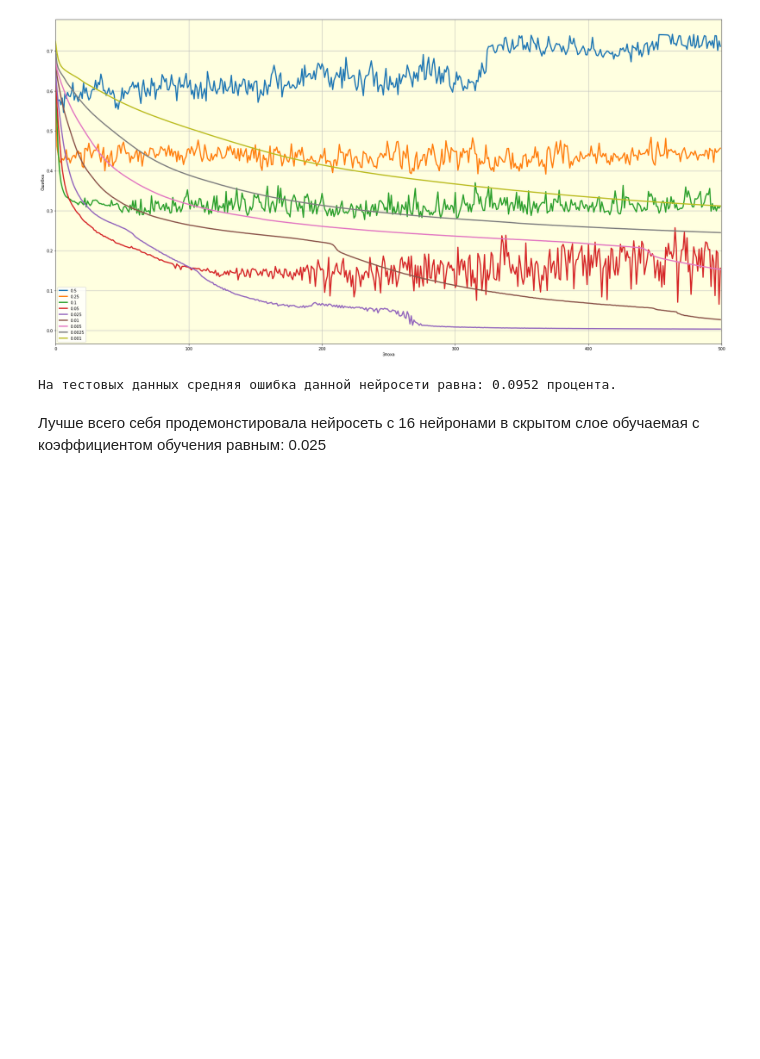
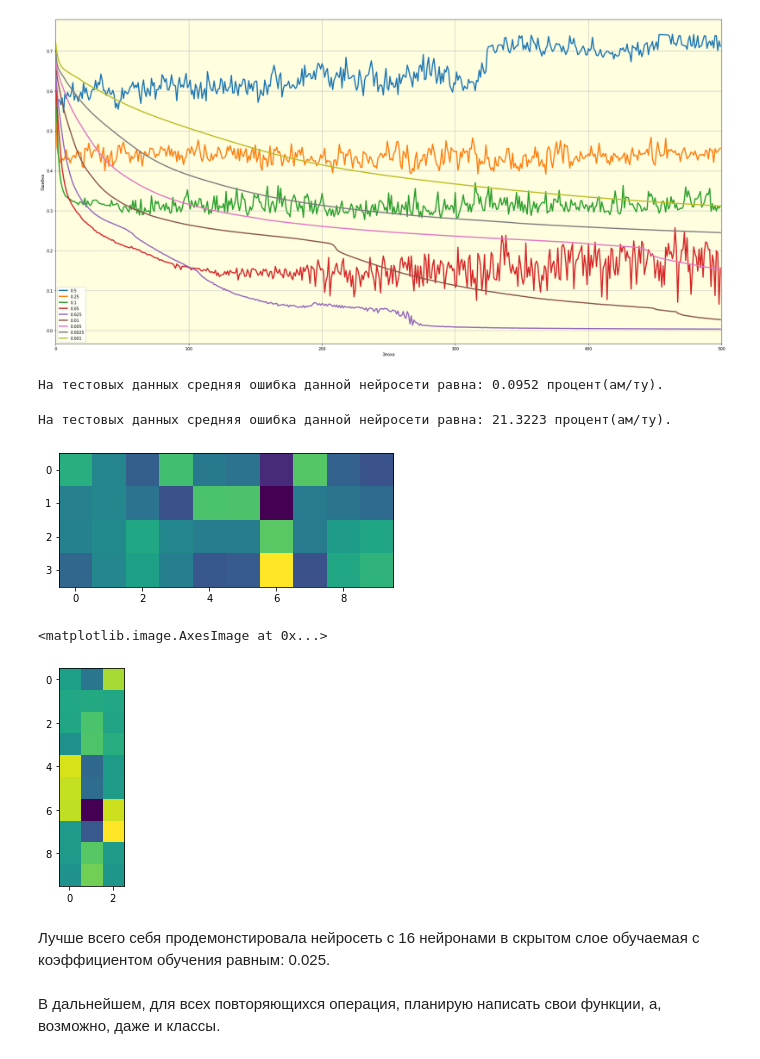
Before and after one commit to 6hAkunAmAtAtA9/Neural_pathway, a Jupyter notebook: 2_Number_sequences.ipynb, the cells around one changed output. Saved outputs shown, nothing was run; the diff lists cells and outputs as text; code cells hidden in the pictures; blank space fills up the shorter version.

```diff
--- a/2_Number_sequences.ipynb
+++ b/2_Number_sequences.ipynb
@@ -96,12 +98,9 @@ def relu(x):
   return (x > 0) * x
 def relu_deriv(output):
   return output > 0
-# %%
-np.random.seed(42)
-hidden_size = 10
-weights_i_h = np.random.random(size=(hidden_size, len(x_train[0]))) - 0.5
-weights_h_o = np.random.random(size=(len(y_test[0]), hidden_size)) - 0.5
 # %%
+weights_i_h, weights_h_o = get_weights()
+
 alpha = 0.001
 iterations = 1000
 total_err = []
@@ -151,12 +150,9 @@ print(f'На тестовых данных средняя ошибка данн
 def softmax(x):
   temp = np.exp(x)
   return temp / np.sum(temp, axis=1, keepdims=True)
-# %%
-np.random.seed(42)
-hidden_size = 10
-weights_i_h = np.random.random(size=(hidden_size, len(x_train[0]))) - 0.5
-weights_h_o = np.random.random(size=(len(y_test[0]), hidden_size)) - 0.5
 # %%
+weights_i_h, weights_h_o = get_weights()
+
 alpha = 0.001
 iterations = 1000
 total_err = []
@@ -350,8 +340,41 @@ for id in range(len(x_test)):
   layer_1 = relu(np.dot(weights_i_h, input))
   output = softmax(np.dot(weights_h_o, layer_1).T).T
   error += np.sum((np.reshape(y_test[id], (len(y_test[id]), 1)) - output) ** 2)
-print(f'На тестовых данных средняя ошибка данной нейросети равна: {round(error / len(x_test) * 100, 4)} процентa).')
+print(f'На тестовых данных средняя ошибка данной нейросети равна: {round(error / len(x_test) * 100, 4)} процент(ам/ту).')
 # %% [output]
-На тестовых данных средняя ошибка данной нейросети равна: 0.0952 процентa.
+На тестовых данных средняя ошибка данной нейросети равна: 0.0952 процент(ам/ту).
+# %%
+# Последняя тренировка сети :(
+weights_i_h, weights_h_o = get_weights(10)
+iterations = 1000
+alpha = 0.025
+for iteration in range(iterations):
+  for id in range(len(x_train)):
+    input = np.reshape(x_train[id], (len(x_train[id]), 1))
+    layer_1 = relu(np.dot(weights_i_h, input))
+    output = softmax(np.dot(weights_h_o, layer_1).T).T
+    delta_out = np.reshape(y_train[id], (len(y_train[id]), 1)) - output
+    delta_h = np.dot(weights_h_o.T, delta_out) * relu_deriv(layer_1)
+    weights_h_o += alpha * np.dot(delta_out, layer_1.T)
+    weights_i_h += alpha * np.dot(delta_h, input.T)
+
+error = 0
+for id in range(len(x_test)):
+  input = np.reshape(x_test[id], (len(x_test[id]), 1))
+  layer_1 = relu(np.dot(weights_i_h, input))
+  output = softmax(np.dot(weights_h_o, layer_1).T).T
+  error += np.sum((np.reshape(y_test[id], (len(y_test[id]), 1)) - output) ** 2)
+print(f'На тестовых данных средняя ошибка данной нейросети равна: {round(error / len(x_test) * 100, 4)} процент(ам/ту).')
+
+plt.imshow(weights_h_o)
+plt.show()
+plt.imshow(weights_i_h)
+# %% [output]
+На тестовых данных средняя ошибка данной нейросети равна: 21.3223 процент(ам/ту).
+[figure, added]
+<matplotlib.image.AxesImage at 0x...>
+[figure, added]
 # %% [markdown]
-Лучше всего себя продемонстировала нейросеть с 16 нейронами в скрытом слое обучаемая с коэффициентом обучения равным: 0.025
+Лучше всего себя продемонстировала нейросеть с 16 нейронами в скрытом слое обучаемая с коэффициентом обучения равным: 0.025.
+# %% [markdown]
+В дальнейшем, для всех повторяющихся операция, планирую написать свои функции, а, возможно, даже и классы.
```
Also changed, not shown: parts of 5 cells of this notebook.
